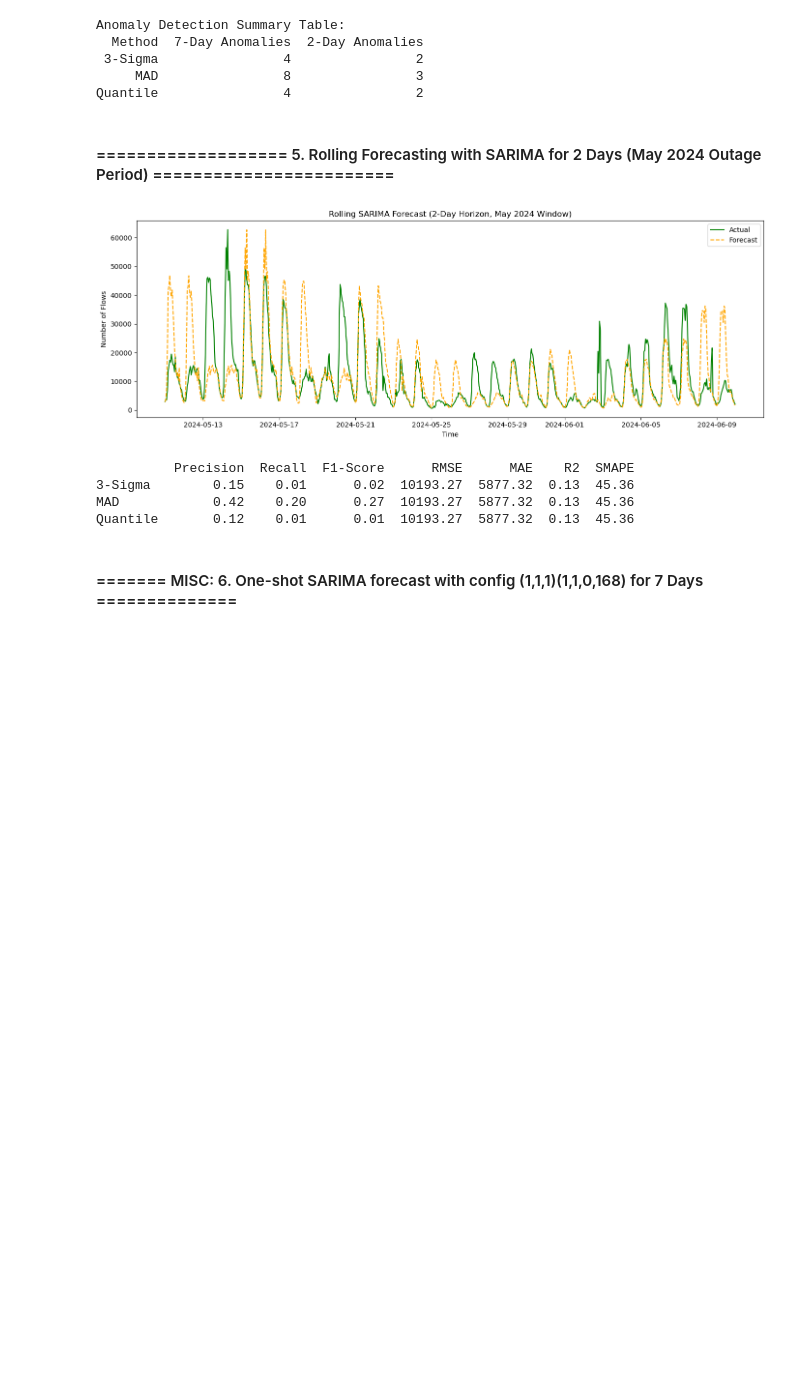
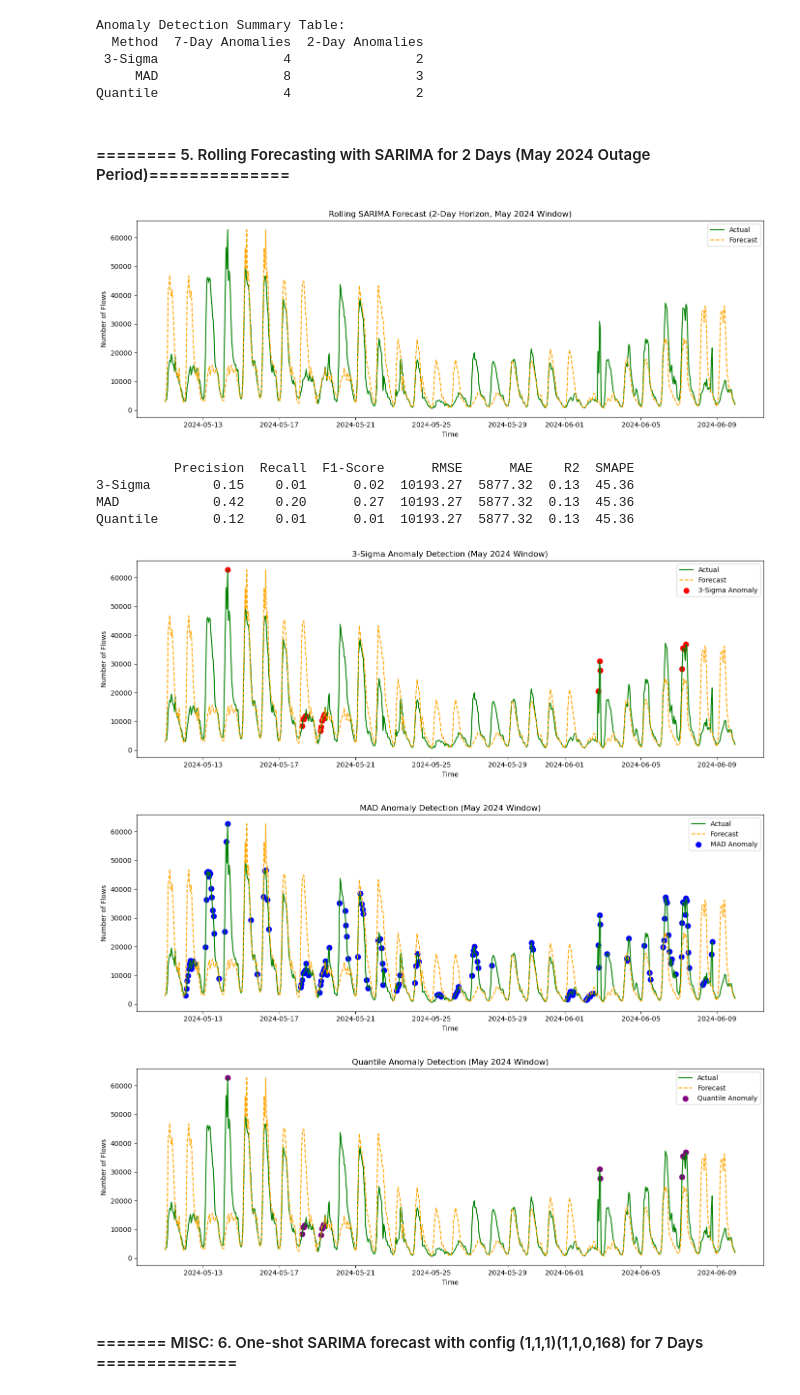
Before and after one commit to tanjilaahmed2/cesnet-anomaly-detection, a Jupyter notebook: CESNET Anomaly Detection.ipynb, the cells around one changed output. Saved outputs shown, nothing was run; the diff lists cells and outputs as text; code cells hidden in the pictures; blank space fills up the shorter version.

```diff
--- a/CESNET Anomaly Detection.ipynb
+++ b/CESNET Anomaly Detection.ipynb
@@ -270,7 +274,7 @@ Anomaly Detection Summary Table:
      MAD                8                3
 Quantile                4                2
 # %% [markdown]
-#### =================== 5. Rolling Forecasting with SARIMA for 2 Days (May 2024 Outage Period) ========================
+#### ======== 5. Rolling Forecasting with SARIMA for 2 Days (May 2024 Outage Period)==============
 # %%
 # Rolling SARIMA Forecast & Anomaly Detection (May 2024 Outage Period)
 
@@ -364,33 +368,56 @@ def evaluate(true, pred):
     }
 
 results = {
     "3-Sigma": evaluate(ground_truth, anomalies_3sigma),
     "MAD": evaluate(ground_truth, anomalies_mad),
     "Quantile": evaluate(ground_truth, anomalies_quant)
 }
 
 results_df = pd.DataFrame(results).T
 results_df["RMSE"] = rmse
 results_df["MAE"] = mae
 results_df["R2"] = r2
 results_df["SMAPE"] = smape
 
 
 print(results_df.round(2))
 
 # Return forecast metrics as well
 forecast_metrics = {
     "RMSE": rmse,
     "MAE": mae,
     "R²": r2,
     "SMAPE": smape
 }
+# Plotting all three detection methods
+def plot_anomaly_result(actual, forecast, anomaly_mask, method_name, color, filename):
+    plt.figure(figsize=(14, 5))
+    plt.plot(actual.index, actual, label="Actual", color='green')
+    plt.plot(forecast.index, forecast, label="Forecast", color='orange', linestyle='--')
+    plt.scatter(actual.index[anomaly_mask.astype(bool)],
+                actual[anomaly_mask.astype(bool)],
+                color=color, label=f"{method_name} Anomaly", s=60, marker='o')
+    plt.title(f"{method_name} Anomaly Detection (May 2024 Window)")
+    plt.xlabel("Time")
+    plt.ylabel("Number of Flows")
+    plt.legend()
+    plt.tight_layout()
+    plt.savefig(filename, dpi=300)
+    plt.show()
+
+# Save individual anomaly detection plots
+plot_anomaly_result(actual_series, forecast_series, anomalies_3sigma, "3-Sigma", "red", "anomaly_3sigma.png")
+plot_anomaly_result(actual_series, forecast_series, anomalies_mad, "MAD", "blue", "anomaly_mad.png")
+plot_anomaly_result(actual_series, forecast_series, anomalies_quant, "Quantile", "purple", "anomaly_quantile.png")
 # %% [output]
 [figure]
           Precision  Recall  F1-Score      RMSE      MAE    R2  SMAPE
 3-Sigma        0.15    0.01      0.02  10193.27  5877.32  0.13  45.36
 MAD            0.42    0.20      0.27  10193.27  5877.32  0.13  45.36
 Quantile       0.12    0.01      0.01  10193.27  5877.32  0.13  45.36
+[figure, added]
+[figure, added]
+[figure, added]
 # %% [markdown]
 #### ======= MISC: 6. One-shot SARIMA forecast with config (1,1,1)(1,1,0,168) for 7 Days ==============
 # %%
```
Also changed, not shown: parts of 4 cells of this notebook.
